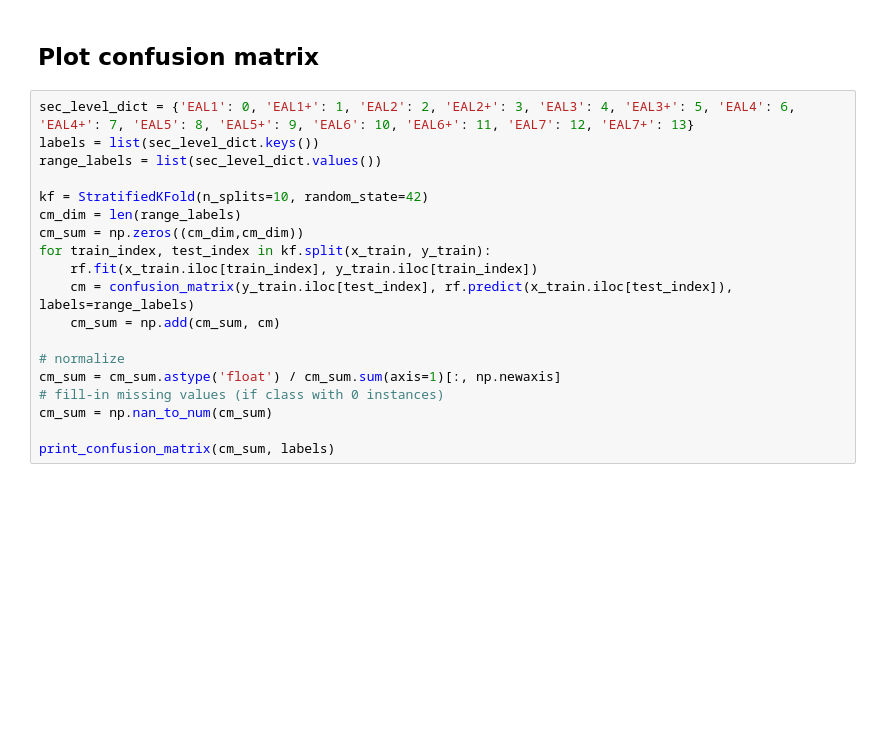
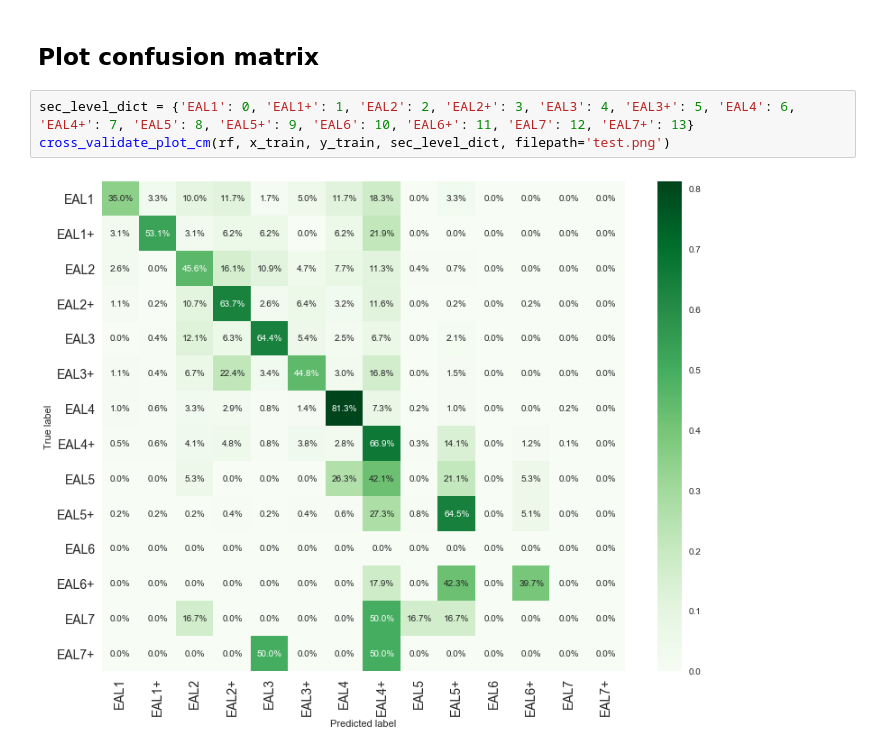
Before and after one commit to KeleranV/sec-certs, a Jupyter notebook: notebooks/random_forest.ipynb, the cells around one changed output. Cells and saved outputs as stored; diff of their text form; blank space fills up the shorter version.

```diff
--- a/notebooks/random_forest.ipynb
+++ b/notebooks/random_forest.ipynb
@@ -54,21 +56,7 @@ plot_feature_importances(rf, x_test, y_test)
 # %% [markdown]
 ## Plot confusion matrix
-# %%
-sec_level_dict = {'EAL1': 0, 'EAL1+': 1, 'EAL2': 2, 'EAL2+': 3, 'EAL3': 4, 'EAL3+': 5, 'EAL4': 6, 'EAL4+': 7, 'EAL5': 8, 'EAL5+': 9, 'EAL6': 10, 'EAL6+': 11, 'EAL7': 12, 'EAL7+': 13}
-labels = list(sec_level_dict.keys())
-range_labels = list(sec_level_dict.values())
-
-kf = StratifiedKFold(n_splits=10, random_state=42)
-cm_dim = len(range_labels)
-cm_sum = np.zeros((cm_dim,cm_dim))
-for train_index, test_index in kf.split(x_train, y_train):
-    rf.fit(x_train.iloc[train_index], y_train.iloc[train_index])
-    cm = confusion_matrix(y_train.iloc[test_index], rf.predict(x_train.iloc[test_index]), labels=range_labels)
-    cm_sum = np.add(cm_sum, cm)
-
-# normalize
-cm_sum = cm_sum.astype('float') / cm_sum.sum(axis=1)[:, np.newaxis]
-# fill-in missing values (if class with 0 instances)
-cm_sum = np.nan_to_num(cm_sum)
-
-print_confusion_matrix(cm_sum, labels)
+# %%
+sec_level_dict = {'EAL1': 0, 'EAL1+': 1, 'EAL2': 2, 'EAL2+': 3, 'EAL3': 4, 'EAL3+': 5, 'EAL4': 6, 'EAL4+': 7, 'EAL5': 8, 'EAL5+': 9, 'EAL6': 10, 'EAL6+': 11, 'EAL7': 12, 'EAL7+': 13}
+cross_validate_plot_cm(rf, x_train, y_train, sec_level_dict, filepath='test.png')
+# %% [output]
+[figure, added]
```
Also changed, not shown: parts of 6 cells of this notebook, 3 other files.
